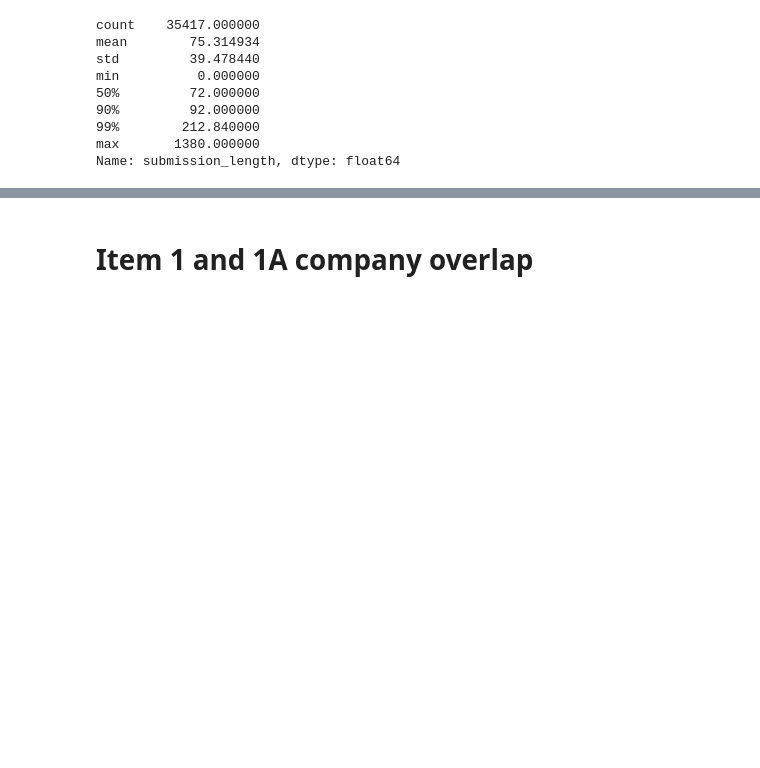
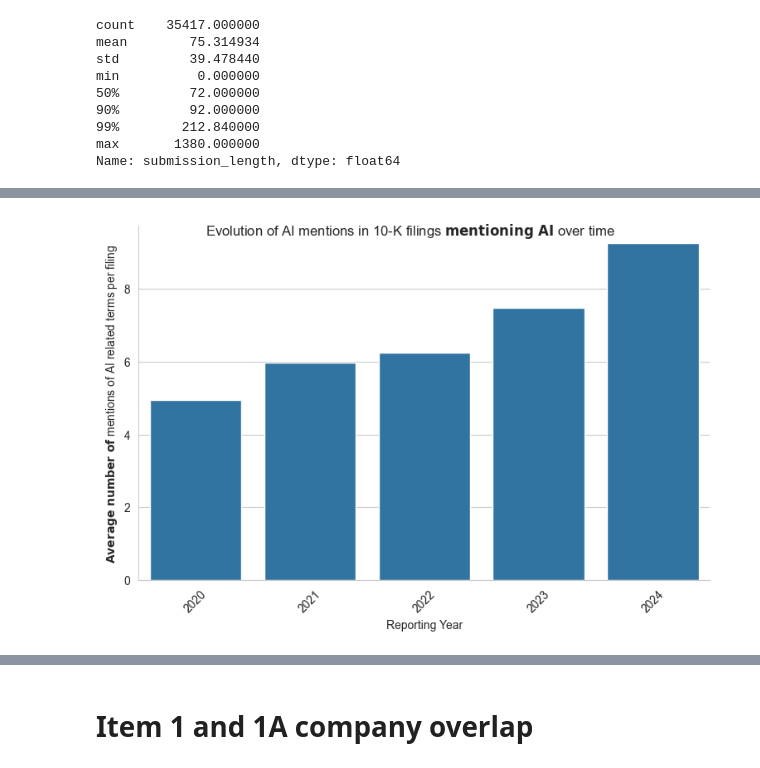
Before and after one commit to lucas-ubm/sec_analysis, a Jupyter notebook: notebooks/EDA.ipynb, the cells around one changed output, grey strips where cells are left out. Cells and saved outputs as stored; diff of their text form; code cells hidden in the pictures; blank space fills up the shorter version.

```diff
--- a/notebooks/EDA.ipynb
+++ b/notebooks/EDA.ipynb
@@ -81,0 +206,18 @@ with sns.axes_style(style="whitegrid"):
+# %%
+# Seaborn scatter plot of evolution in number of mentions over time (split by match field)
+import seaborn as sns
+import matplotlib.pyplot as plt
+ai_mentions_norm = ai_mentions.groupby('reporting_year')[['sentence']].nunique().rename(columns={'sentence': 'companies'})/ companies_ai_mentioned
+ai_mentions_norm.columns = ['avg_ai_mentions_per_company']
+with sns.axes_style(style="whitegrid"):
+    # Increase dot size
+    g = sns.catplot(data=ai_mentions_norm.reset_index(), x='reporting_year', y='avg_ai_mentions_per_company', kind='bar', height=5, legend_out=True, aspect=1.5)
+    g.fig.suptitle(r'Evolution of AI mentions in 10-K filings $\bf{mentioning\ AI}$ over time')
+
+    g.set_xticklabels(rotation=45)
+    g.set_xlabels('Reporting Year')
+    g.set_ylabels(r'$\bf{Average\ number\ of}$ mentions of AI related terms per filing')
+    plt.savefig('../figures/ai_mentions_per_ai_filing.jpg', dpi=300, bbox_inches='tight')
+    plt.show()
+# %% [output]
+[figure, added]
```
Also changed, not shown: parts of 52 cells of this notebook, 3 other files.
